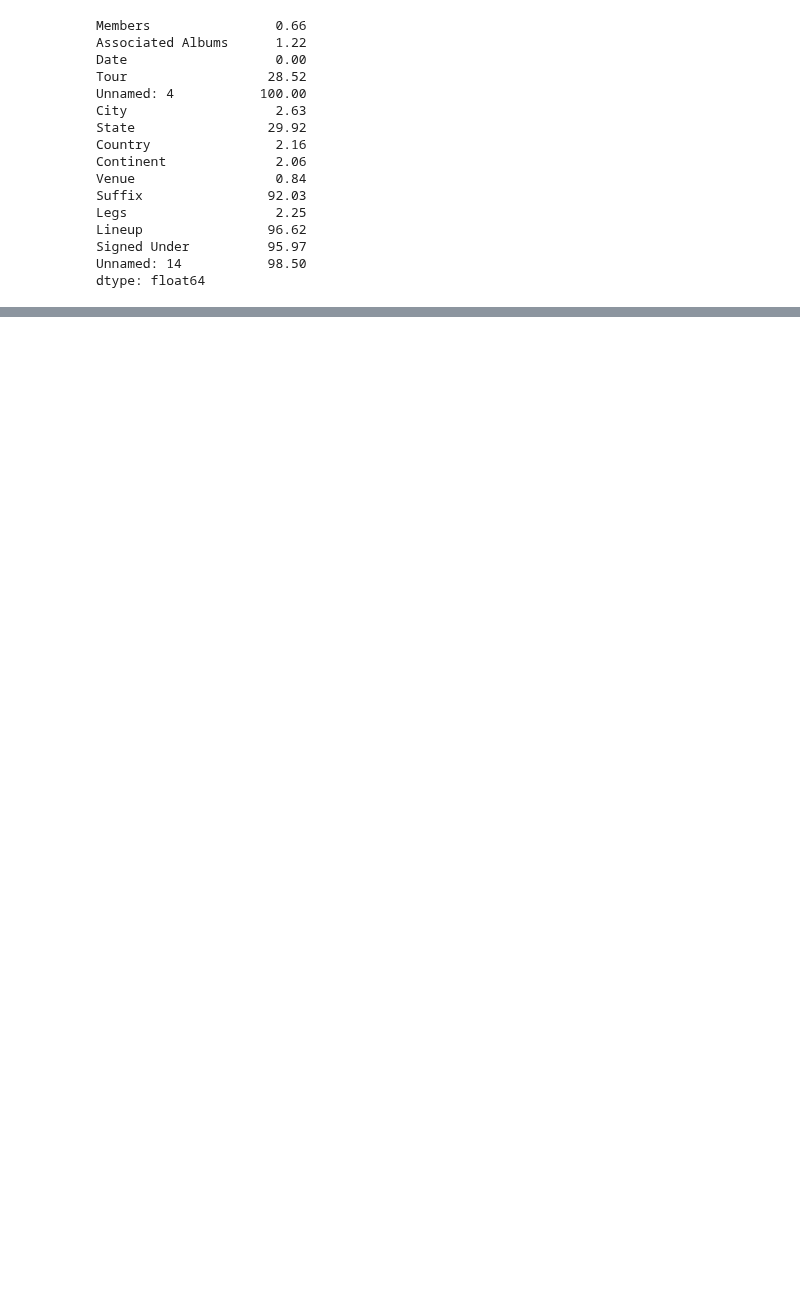
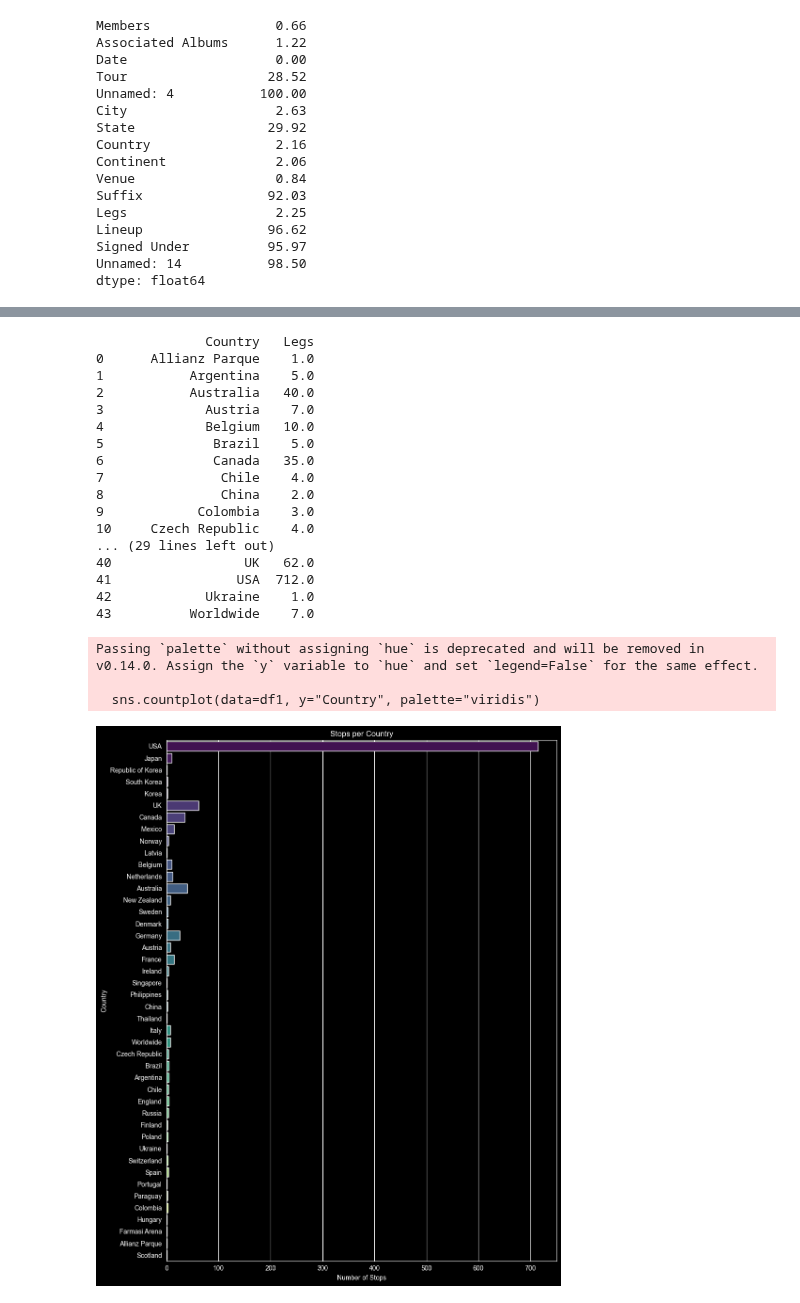
Before and after one commit to MeredithClikkie/torchbearerlab.github.io, a Jupyter notebook: TØPTourStops.ipynb, the cells around one changed output, grey strips where cells are left out. Drawn from its saved outputs; the diff is of its cells as text; code cells hidden in the pictures; blank space fills up the shorter version.

```diff
--- a/TØPTourStops.ipynb
+++ b/TØPTourStops.ipynb
@@ -93,0 +139,45 @@ NameError: name 'X' is not defined
+# %%
+import seaborn as sns
+import matplotlib.pyplot as plt
+
+df1['Country'] = df1['Country'].str.strip()
+# Grouping by continent and summing the population
+country_stats = df1.groupby('Country')['Legs'].sum().reset_index()
+
+print(country_stats)
+
+# Set the figure size so the country names aren't squashed
+plt.figure(figsize=(10, 12))
+
+# Use countplot to actually count occurrences of each country
+sns.countplot(data=df1, y="Country", palette="viridis")
+
+plt.title('Stops per Country')
+plt.xlabel('Number of Stops')
+plt.ylabel('Country')
+
+# Optional: Adjust layout to prevent clipping of labels
+plt.tight_layout()
+plt.show()
+# %% [output]
+              Country   Legs
+0      Allianz Parque    1.0
+1           Argentina    5.0
+2           Australia   40.0
+3             Austria    7.0
+4             Belgium   10.0
+5              Brazil    5.0
+6              Canada   35.0
+7               Chile    4.0
+8               China    2.0
+9            Colombia    3.0
+10     Czech Republic    4.0
+... (29 lines left out)
+40                 UK   62.0
+41                USA  712.0
+42            Ukraine    1.0
+43          Worldwide    7.0
+Passing `palette` without assigning `hue` is deprecated and will be removed in v0.14.0. Assign the `y` variable to `hue` and set `legend=False` for the same effect.
+
+  sns.countplot(data=df1, y="Country", palette="viridis")
+[figure, added]
```
Also changed, not shown: parts of 13 cells of this notebook.
